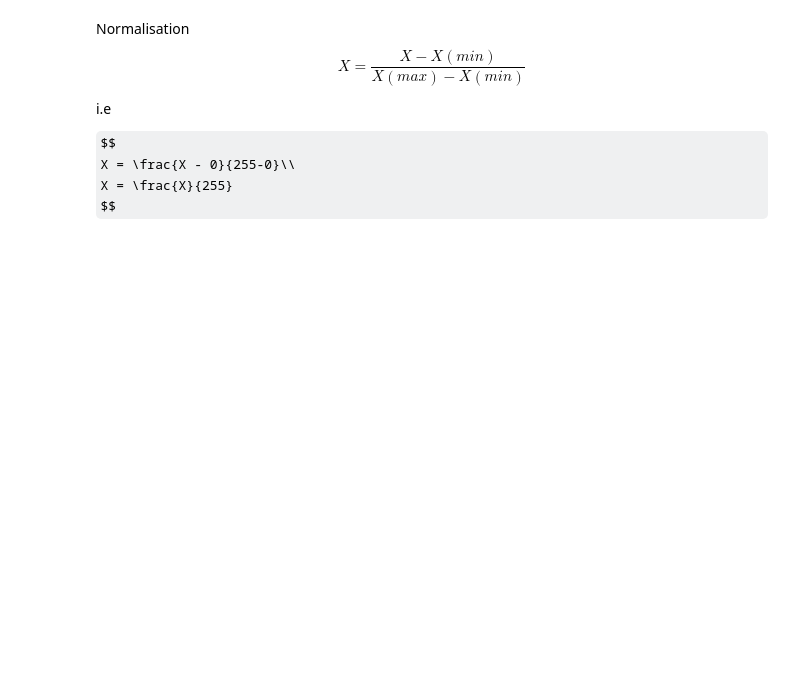
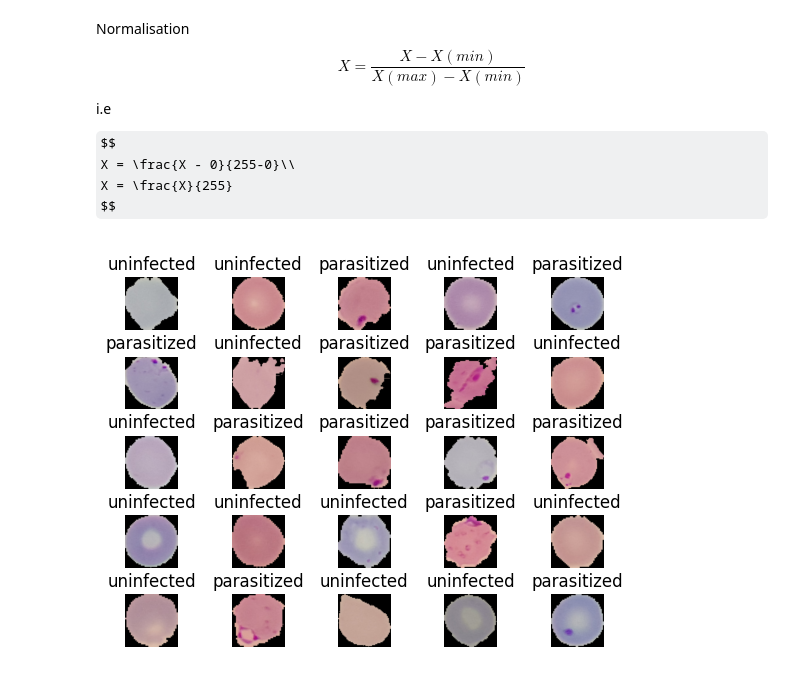
Before and after one commit to abdulhakkeempa/deep-learning, a Jupyter notebook: malaria_classification.ipynb, the cells around one changed output. Saved outputs shown, nothing was run; the diff lists cells and outputs as text; code cells hidden in the pictures; some formulas as TeX source; blank space fills up the shorter version.

Commit message:
normalised the dataset

```diff
--- a/malaria_classification.ipynb
+++ b/malaria_classification.ipynb
@@ -88,3 +88,24 @@ $$
   X = \frac{X - 0}{255-0}\\
   X = \frac{X}{255}
 $$
+# %%
+IMAGE_SIZE = 224
+
+def resizing_rescaling(image, label):
+  return tf.image.resize(image, (IMAGE_SIZE,IMAGE_SIZE))/255, label
+# %%
+train_dataset = train_dataset.map(resizing_rescaling)
+# %%
+fig = plt.figure()
+
+for i, (image, label) in enumerate(train_dataset.take(25)):
+  plt.subplot(5,5, i+1)
+  plt.imshow(image)
+  plt.title(dataset_set.features['label'].int2str(label))
+  plt.axis('off')
+
+# Adjust the space between the plots
+plt.subplots_adjust(wspace=0.5, hspace=0.5)
+plt.show()
+# %% [output]
+[figure, added]
```
